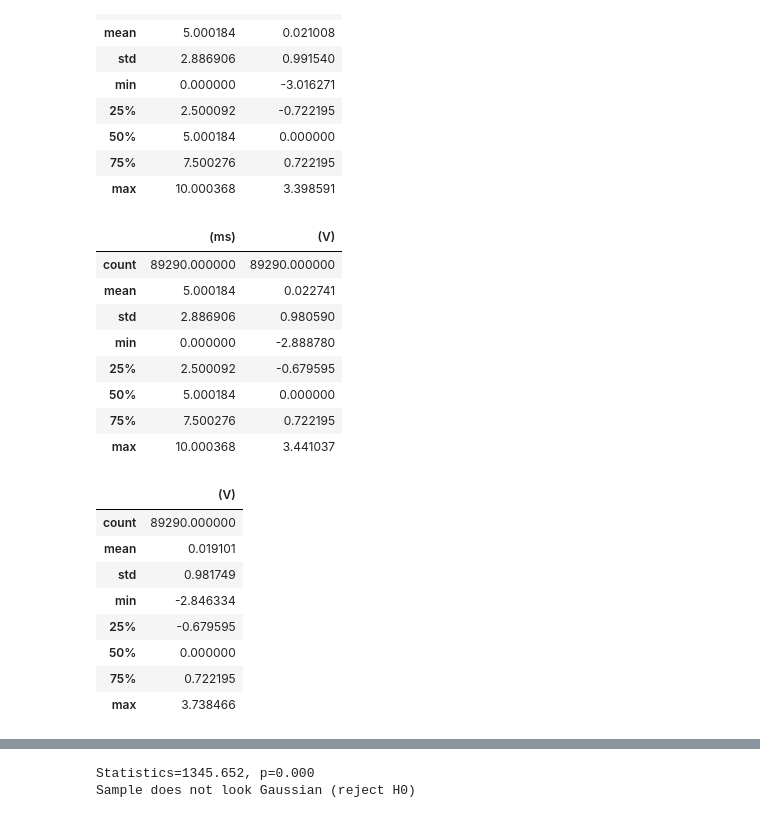
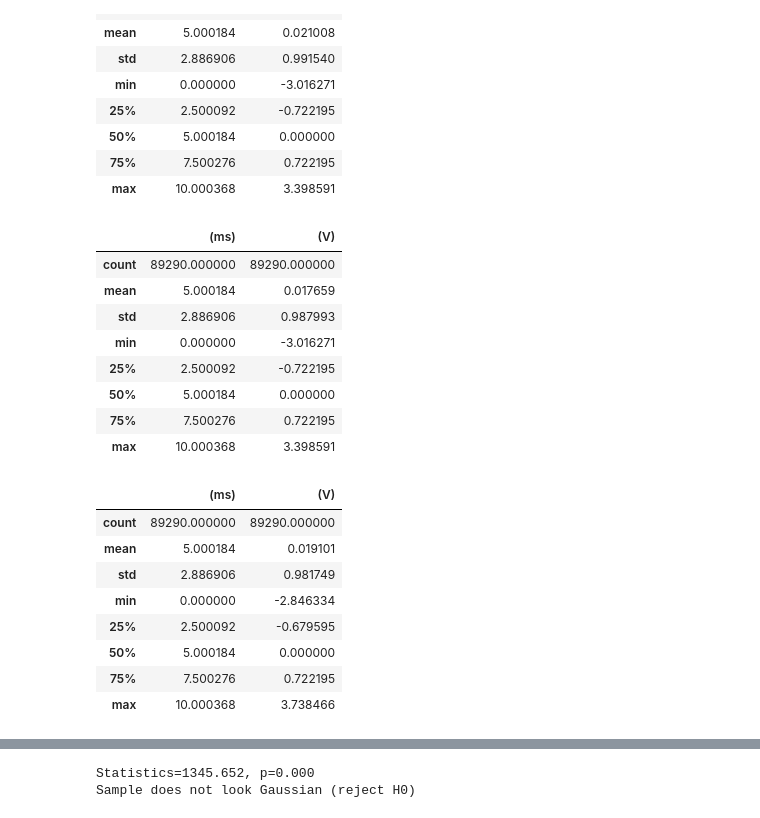
Before and after one commit to emanbuc/noise, a Jupyter notebook: assignment2.ipynb, the cells around one changed output, grey strips where cells are left out. Cells and saved outputs as stored; diff of their text form; code cells hidden in the pictures.

```diff
--- a/assignment2.ipynb
+++ b/assignment2.ipynb
@@ -17,27 +24,27 @@ data01.describe()
 # %%
 data20 = pd.read_csv('./assignment-2-data/20210301-0002_20.csv',skiprows=1)
 # %%
-data02.describe()
+data20.describe()
 # %% [output]
 |  | (ms) | (V) |
 | count | 89290.000000 | 89290.000000 |
-| mean | 5.000184 | 0.022741 |
-| std | 2.886906 | 0.980590 |
-| min | 0.000000 | -2.888780 |
-| 25% | 2.500092 | -0.679595 |
+| mean | 5.000184 | 0.017659 |
+| std | 2.886906 | 0.987993 |
+| min | 0.000000 | -3.016271 |
+| 25% | 2.500092 | -0.722195 |
 | 50% | 5.000184 | 0.000000 |
 | 75% | 7.500276 | 0.722195 |
-| max | 10.000368 | 3.441037 |
+| max | 10.000368 | 3.398591 |
 # %%
-data30 = pd.read_csv('./assignment-2-data/20210301-0002_30.csv',skiprows=1,index_col=0)
+data30 = pd.read_csv('./assignment-2-data/20210301-0002_30.csv',skiprows=1)
 data30.describe()
 # %% [output]
-|  | (V) |
-| count | 89290.000000 |
-| mean | 0.019101 |
-| std | 0.981749 |
-| min | -2.846334 |
-| 25% | -0.679595 |
-| 50% | 0.000000 |
-| 75% | 0.722195 |
-| max | 3.738466 |
+|  | (ms) | (V) |
+| count | 89290.000000 | 89290.000000 |
+| mean | 5.000184 | 0.019101 |
+| std | 2.886906 | 0.981749 |
+| min | 0.000000 | -2.846334 |
+| 25% | 2.500092 | -0.679595 |
+| 50% | 5.000184 | 0.000000 |
+| 75% | 7.500276 | 0.722195 |
+| max | 10.000368 | 3.738466 |
```
Also changed, not shown: parts of 18 cells of this notebook.
